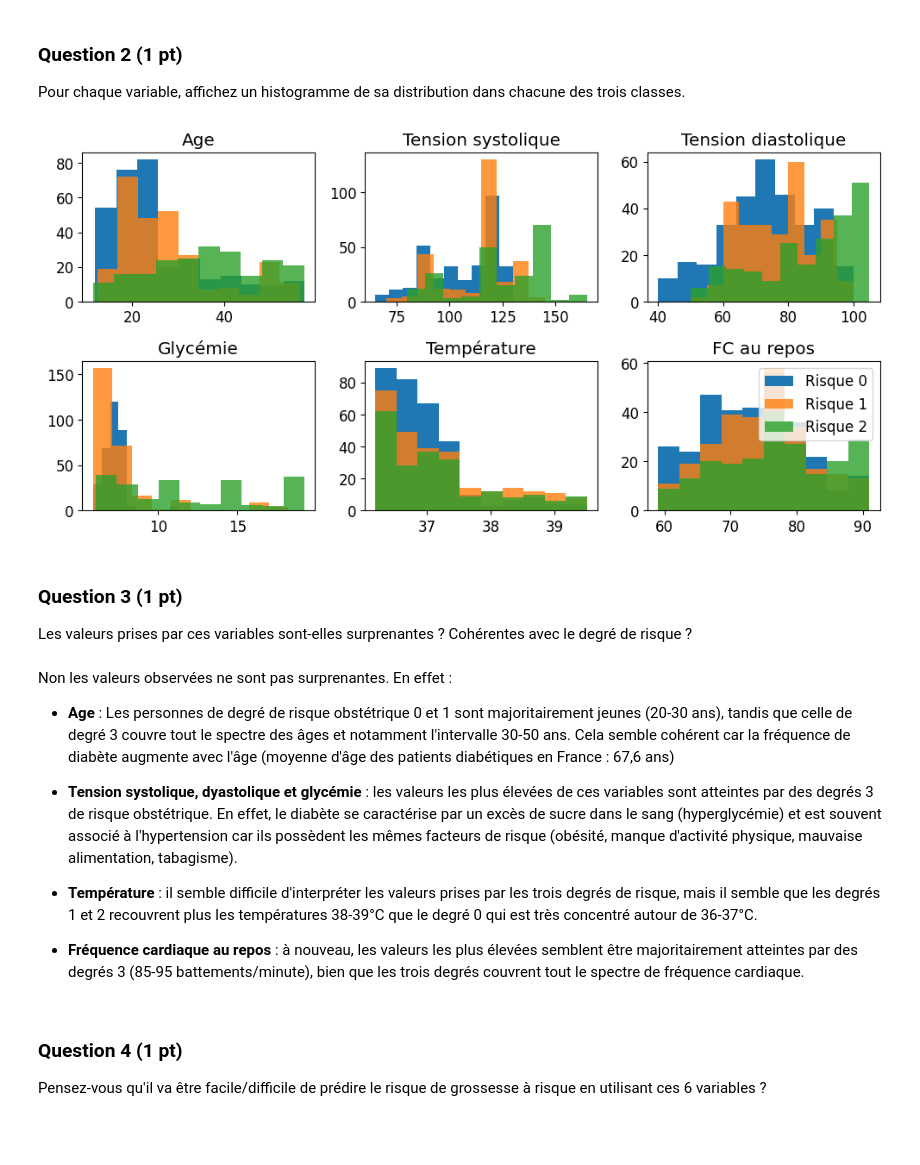
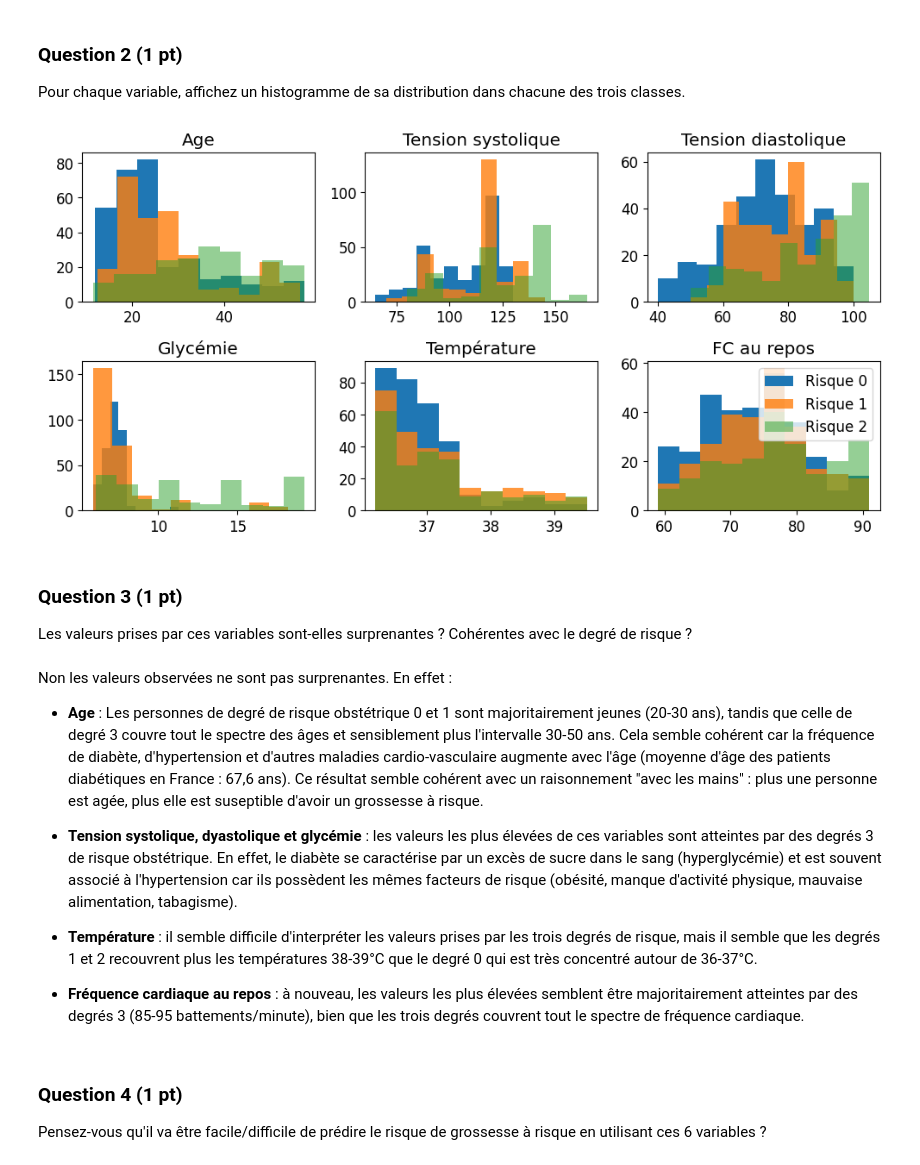
Before and after one commit to baptiste-michaud/projet_science_des_donnees, a Jupyter notebook: Projet_solene.ipynb, the cells around one changed output. Cells and saved outputs as stored; diff of their text form; code cells hidden in the pictures; blank space fills up the shorter version.

```diff
--- a/Projet_solene.ipynb
+++ b/Projet_solene.ipynb
@@ -87,40 +86,42 @@ Pour chaque variable, affichez un histogramme de sa distribution dans chacune de
 # %%
 fig = plt.figure(figsize=(10, 5))
 
 # Histogrammes pour les variables continues
+
 for (feat_idx, feat_name) in enumerate(df_train.columns[:6]):
+
     # créer une sous-figure (subplot) à la position (feat_idx+1) d'une grille 2x5
     ax = fig.add_subplot(2, 3, (feat_idx+1))
 
     # afficher l'histogramme de la variable feat_name pour Risque = 0
     h = ax.hist(df_train[df_train['Risque']==0][feat_name], bins=10,
                 color='tab:blue', edgecolor='none', alpha=1, label='Risque 0')
 
     # afficher l'histogramme de la variable feat_name pour Risque = 1
     h = ax.hist(df_train[df_train['Risque']==1][feat_name], bins=10,
                 color='tab:orange', edgecolor='none', alpha=0.8, label='Risque 1')
 
      # afficher l'histogramme de la variable feat_name pour Risque = 2
     h = ax.hist(df_train[df_train['Risque']==2][feat_name], bins=10,
-                color='tab:green', edgecolor='none', alpha=0.8, label='Risque 2')
+                color='tab:green', edgecolor='none', alpha=0.5, label='Risque 2')
 
     # utiliser le nom de la variable comme titre pour chaque histogramme
     ax.set_title(feat_name)
 
 # Légende
 plt.legend()
 
 # espacement entre les subplots
 fig.tight_layout(pad=1.0)
 # %% [output]
-[figure, old version]
+[figure, new version]
 # %% [markdown]
 ### Question 3 (1 pt)
 Les valeurs prises par ces variables sont-elles surprenantes ? Cohérentes avec le degré de risque ?
 # %% [markdown]
 Non les valeurs observées ne sont pas surprenantes. En effet :
 
-- **Age** : Les personnes de degré de risque obstétrique 0 et 1 sont majoritairement jeunes (20-30 ans), tandis que celle de degré 3 couvre tout le spectre des âges et notamment l'intervalle 30-50 ans. Cela semble cohérent car la fréquence de diabète augmente avec l'âge (moyenne d'âge des patients diabétiques en France : 67,6 ans)
+- **Age** : Les personnes de degré de risque obstétrique 0 et 1 sont majoritairement jeunes (20-30 ans), tandis que celle de degré 3 couvre tout le spectre des âges et sensiblement plus l'intervalle 30-50 ans. Cela semble cohérent car la fréquence de diabète, d'hypertension et d'autres maladies cardio-vasculaire augmente avec l'âge (moyenne d'âge des patients diabétiques en France : 67,6 ans). Ce résultat semble cohérent avec un raisonnement "avec les mains" : plus une personne est agée, plus elle est suseptible d'avoir un grossesse à risque.
 
 - **Tension systolique, dyastolique et glycémie** : les valeurs les plus élevées de ces variables sont atteintes par des degrés 3 de risque obstétrique. En effet, le diabète se caractérise par un excès de sucre dans le sang (hyperglycémie) et est souvent associé à l'hypertension car ils possèdent les mêmes facteurs de risque (obésité, manque d'activité physique, mauvaise alimentation, tabagisme).
 
```
Also changed, not shown: parts of 65 cells of this notebook, 1 other file.
